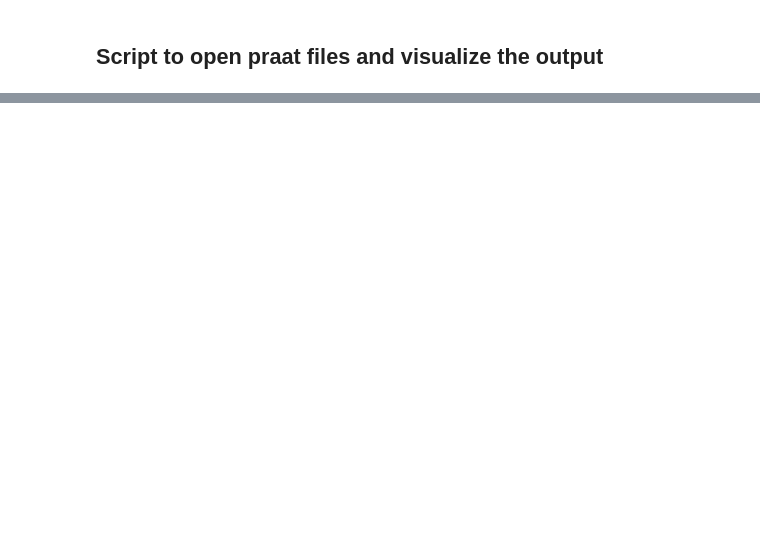
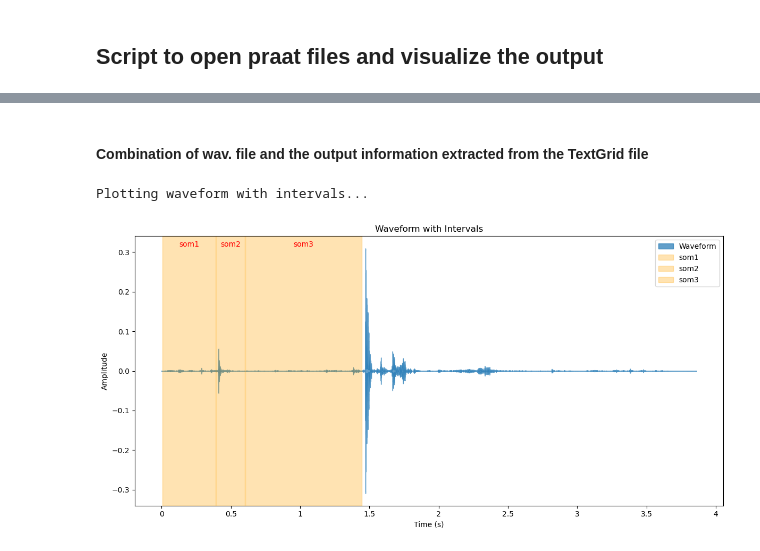
Before and after one commit to TTorres98/Swallowing-Detection, a Jupyter notebook: Audio_praat.ipynb, the cells around one changed output, grey strips where cells are left out. Drawn from its saved outputs; the diff is of its cells as text; code cells hidden in the pictures; blank space fills up the shorter version.

```diff
--- a/Audio_praat.ipynb
+++ b/Audio_praat.ipynb
@@ -33,0 +153,62 @@ Error reading TextGrid: 'list' object has no attribute 'tiers'
+# %% [markdown]
+#### Combination of wav. file and the output information extracted from the TextGrid file
+# %%
+import matplotlib.pyplot as plt
+import numpy as np
+import librosa
+import librosa.display
+
+def plot_waveform_with_intervals(wav_file_path, intervals):
+    """
+    Plot the waveform of an audio file and overlay intervals from the TextGrid file.
+
+    Parameters:
+    - wav_file_path: Path to the .wav file
+    - intervals: List of dictionaries with 'start', 'end', and 'label'
+    """
+    # Load the audio file
+    audio, sr = librosa.load(wav_file_path, sr=None)
+    duration = librosa.get_duration(y=audio, sr=sr)
+
+    # Create the time axis for the waveform
+    time = np.linspace(0, duration, len(audio))
+
+    # Plot the waveform
+    plt.figure(figsize=(12, 6))
+    librosa.display.waveshow(audio, sr=sr, alpha=0.7, label="Waveform")
+    plt.title("Waveform with Intervals")
+    plt.xlabel("Time (s)")
+    plt.ylabel("Amplitude")
+
+    # Overlay intervals
+    for interval in intervals:
+        start = interval["start"]
+        end = interval["end"]
+        label = interval["label"]
+        plt.axvspan(start, end, color='orange', alpha=0.3, label=f"{label}")  # Shaded region for the interval
+        plt.text((start + end) / 2, max(audio), label, ha='center', va='bottom', fontsize=10, color='red')
+
+    # Remove duplicate legend entries
+    handles, labels = plt.gca().get_legend_handles_labels()
+    by_label = dict(zip(labels, handles))
+    plt.legend(by_label.values(), by_label.keys())
+
+    # Show the plot
+    plt.tight_layout()
+    plt.show()
+
+
+# Example Usage
+if __name__ == "__main__":
+    wav_file_path = r"C:\Users\Teresa\Desktop\MBBAS (2ºano)\Tese\Audio_samples\GE_F1_3ML - S.wav"
+    intervals = [
+        {"start": 0.005914280588263696, "end": 0.390019545403464, "label": "som1"},
+        {"start": 0.39279286861512613, "end": 0.6021787710956144, "label": "som2"},
+        {"start": 0.6049520943072765, "end": 1.44425, "label": "som3"}
+    ]
+
+    print("Plotting waveform with intervals...")
+    plot_waveform_with_intervals(wav_file_path, intervals)
+# %% [output]
+Plotting waveform with intervals...
+[figure, added]
```
Also changed, not shown: parts of 5 cells of this notebook.
